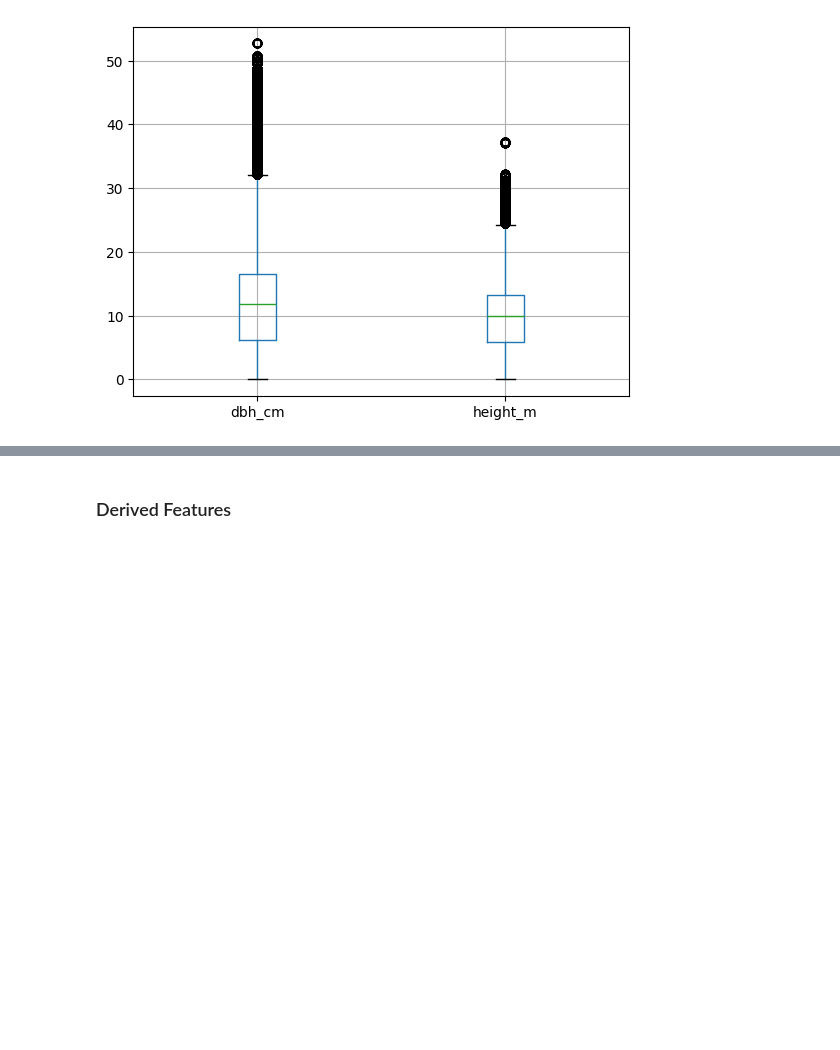
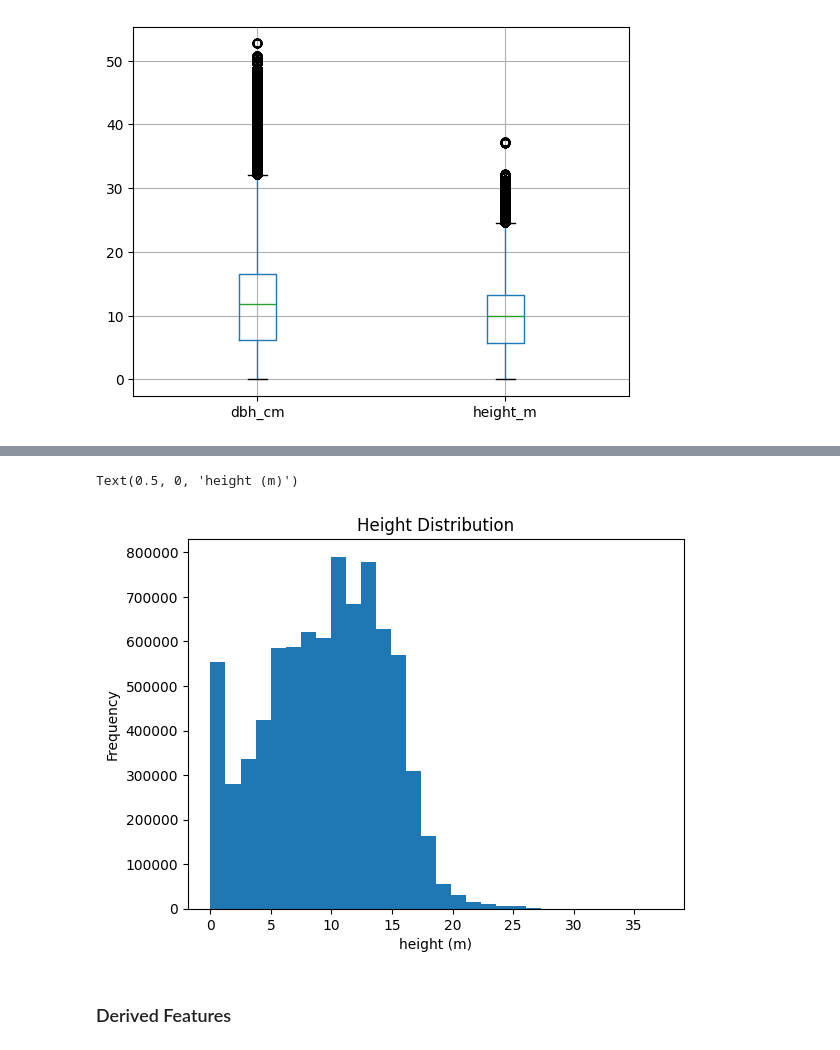
Before and after one commit to ds-gowusu/forest_ml, a Jupyter notebook: machine_learning_models_for_forest.ipynb, the cells around one changed output, grey strips where cells are left out. Drawn from its saved outputs; the diff is of its cells as text; code cells hidden in the pictures; blank space fills up the shorter version.

```diff
--- a/machine_learning_models_for_forest.ipynb
+++ b/machine_learning_models_for_forest.ipynb
@@ -369,3 +317,10 @@ df[['height_m', 'dbh_cm']].describe()
+# %%
+# Height Distribution
+df['height_m'].plot.hist(bins=30, title='Height Distribution')
+plt.xlabel('height (m)')
+# %% [output]
+Text(0.5, 0, 'height (m)')
+[figure, added]
 # %% [markdown]
 ### Derived Features
 # %% [markdown]
```
Also changed, not shown: parts of 22 cells of this notebook, 1 other file.
